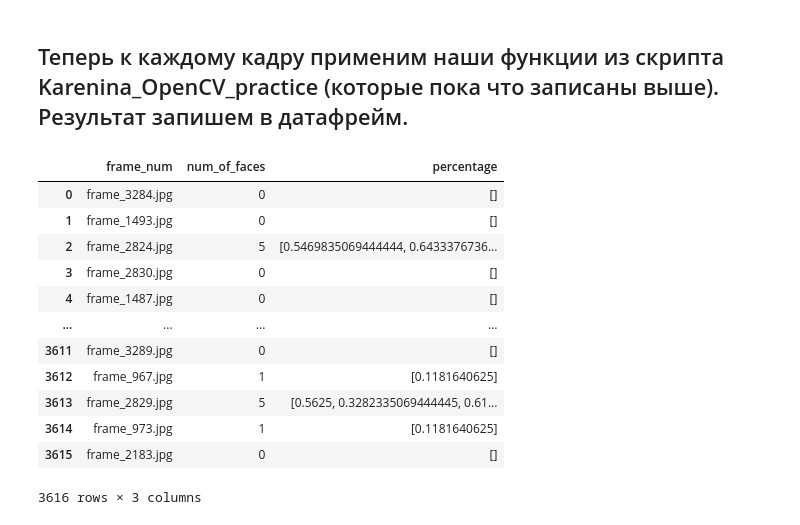
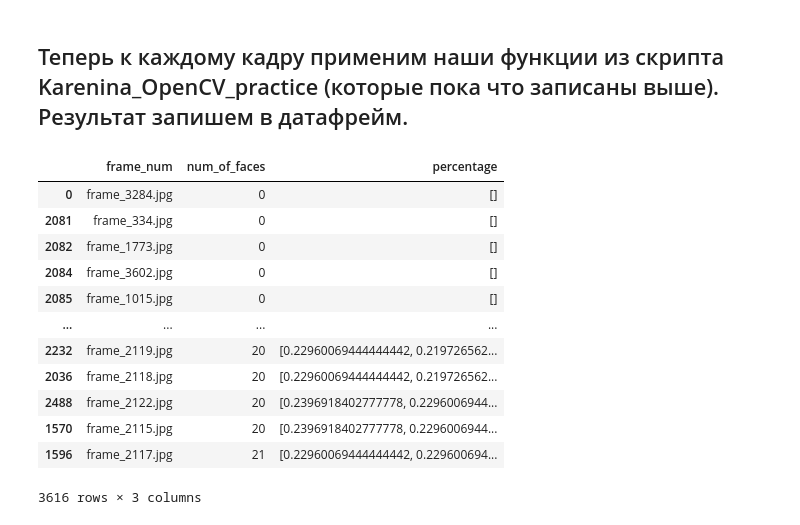
Before and after one commit to TonLeon/Diploma, a Jupyter notebook: Films/Frame Extraction.ipynb, the cells around one changed output. Cells and saved outputs as stored; diff of their text form; code cells hidden in the pictures.

```diff
--- a/Films/Frame Extraction.ipynb
+++ b/Films/Frame Extraction.ipynb
@@ -98,25 +98,25 @@ for file in os.listdir(directory):
 # %%
 '''Возникшие проблемы:
 1) надо понять, как это нормально отсортировать, вероятно, упорядочивать надо еще на этапе обхода директории (странно, что он рандомно
    файлы располагает, а не по порядку, как они лежат у меня в папочке)
 2) Надо улучшить df, потому что пока что наличие списка в значении процентажа не совсем правильно и не очень красиво
 3) проблема с детектингом - все-таки эта программа совершает значительные ошибки в распознавании лиц
 4) надо обрезать черные рамки сверху и снизу кадра
 5) надо придумать, что делать с черными кадрами, потому что если их несколько, то скорее всего это склейка, и тогда эту информацию
 можно как-то использовать, но пока что эти кадры просто занимаю место в df'''
 
-data
+data.sort_values(by = 'num_of_faces')
 # %% [output]
 |  | frame_num | num_of_faces | percentage |
 | 0 | frame_3284.jpg | 0 | [] |
-| 1 | frame_1493.jpg | 0 | [] |
-| 2 | frame_2824.jpg | 5 | [0.5469835069444444, 0.6433376736... |
-| 3 | frame_2830.jpg | 0 | [] |
-| 4 | frame_1487.jpg | 0 | [] |
+| 2081 | frame_334.jpg | 0 | [] |
+| 2082 | frame_1773.jpg | 0 | [] |
+| 2084 | frame_3602.jpg | 0 | [] |
+| 2085 | frame_1015.jpg | 0 | [] |
 | ... | ... | ... | ... |
-| 3611 | frame_3289.jpg | 0 | [] |
-| 3612 | frame_967.jpg | 1 | [0.1181640625] |
-| 3613 | frame_2829.jpg | 5 | [0.5625, 0.3282335069444445, 0.61... |
-| 3614 | frame_973.jpg | 1 | [0.1181640625] |
-| 3615 | frame_2183.jpg | 0 | [] |
+| 2232 | frame_2119.jpg | 20 | [0.22960069444444442, 0.219726562... |
+| 2036 | frame_2118.jpg | 20 | [0.22960069444444442, 0.219726562... |
+| 2488 | frame_2122.jpg | 20 | [0.2396918402777778, 0.2296006944... |
+| 1570 | frame_2115.jpg | 20 | [0.2396918402777778, 0.2296006944... |
+| 1596 | frame_2117.jpg | 21 | [0.22960069444444442, 0.229600694... |
 3616 rows × 3 columns
```
Also changed, not shown: parts of 3 cells of this notebook.
